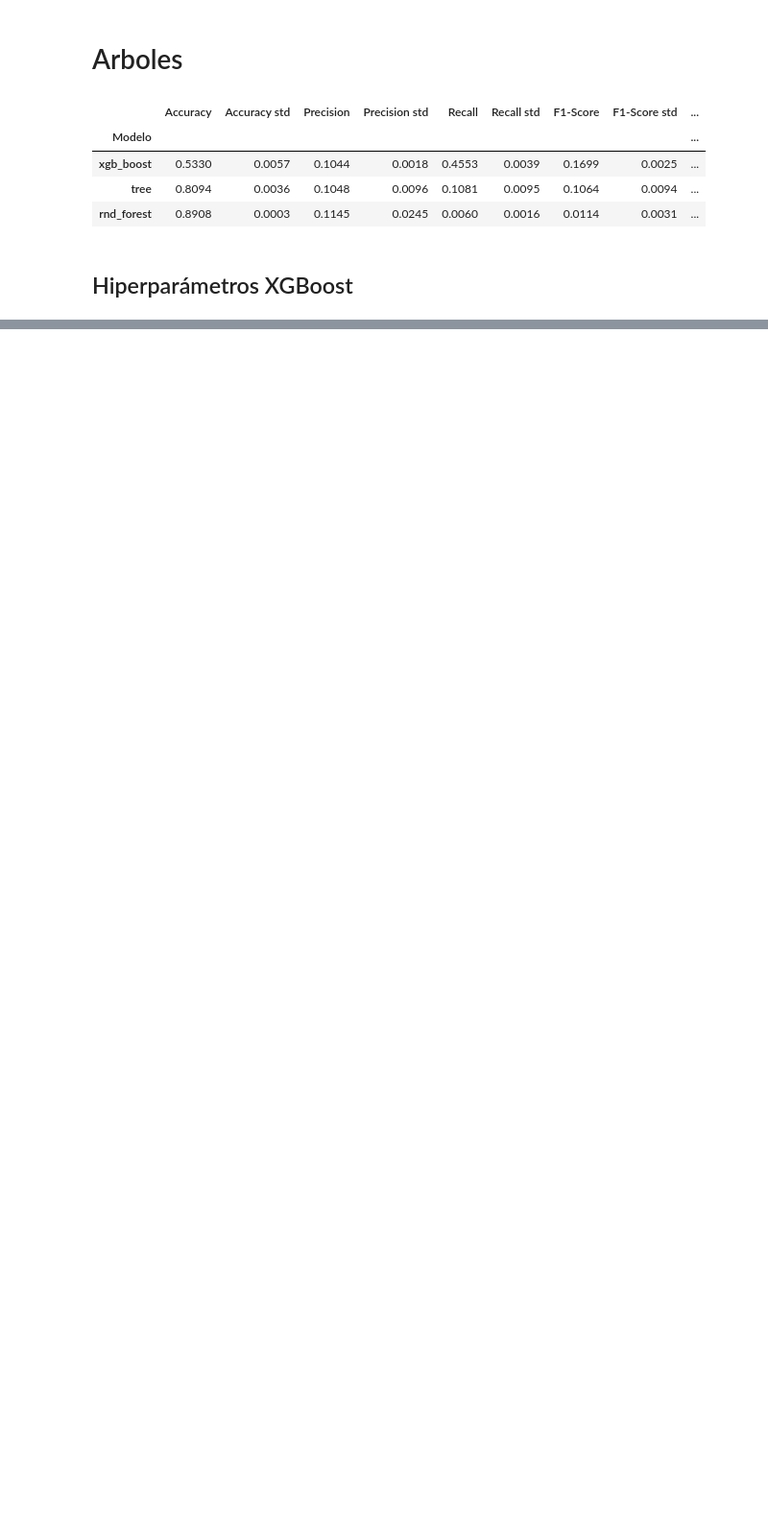
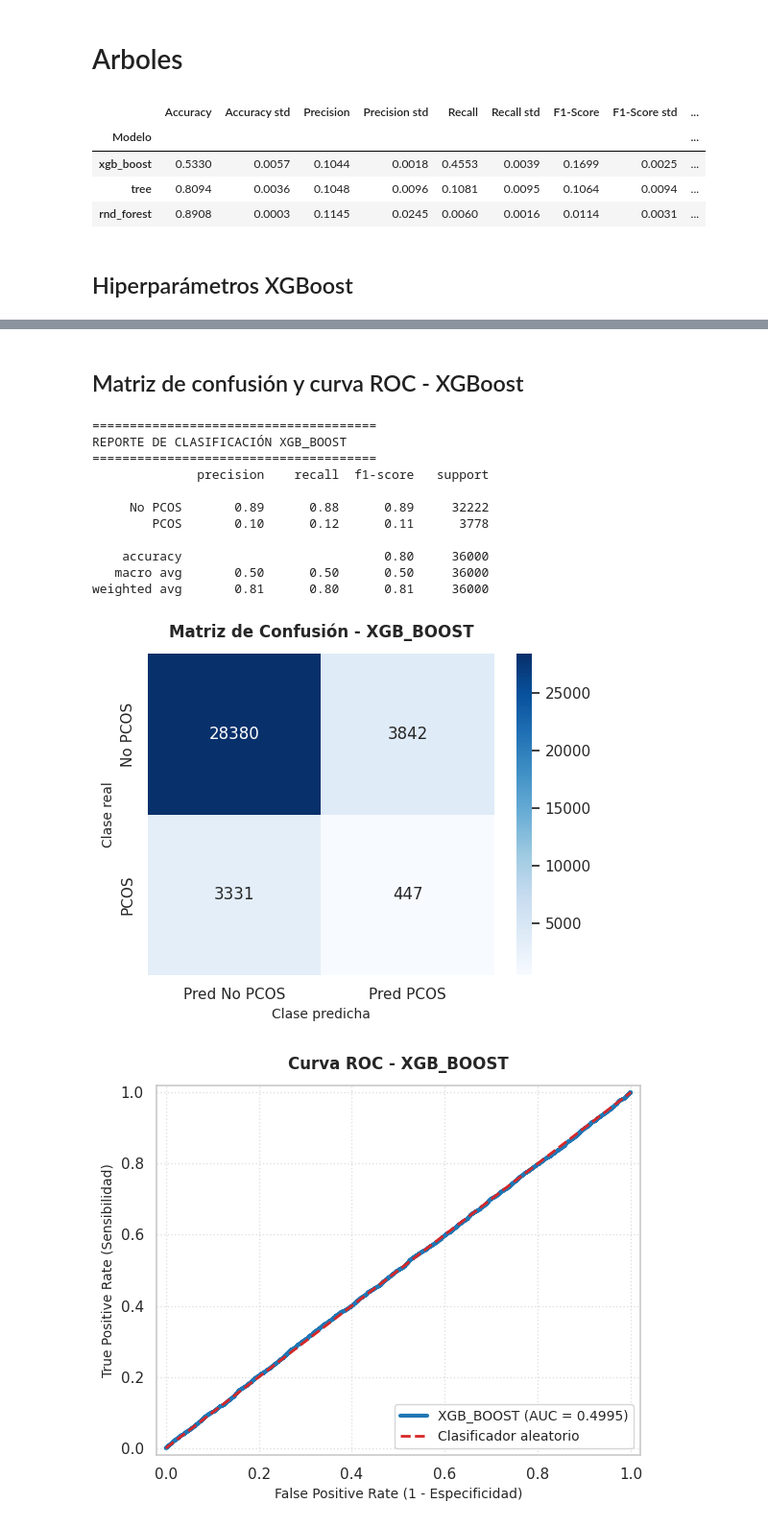
Before and after one commit to Danelnov/ml-project_analitica_datos, a Jupyter notebook: notebooks/oversampling.ipynb, the cells around one changed output, grey strips where cells are left out. Shown at 96% size. Saved outputs shown, nothing was run; the diff lists cells and outputs as text; code cells hidden in the pictures; blank space fills up the shorter version.

```diff
--- a/notebooks/oversampling.ipynb
+++ b/notebooks/oversampling.ipynb
@@ -767,0 +769,77 @@ Mejor ROC-AUC promedio CV: 0.5086
+# %% [markdown]
+## Matriz de confusión y curva ROC - XGBoost
+# %%
+xgb_y_pred_best = xgb_best_model.predict(X_test)
+xgb_y_prob_best = xgb_best_model.predict_proba(X_test)[:, 1]
+
+xgb_cm = confusion_matrix(y_test, xgb_y_pred_best, labels=[0, 1])
+xgb_auc = roc_auc_score(y_test, xgb_y_prob_best)
+xgb_fpr, xgb_tpr, xgb_thresholds = roc_curve(y_test, xgb_y_prob_best)
+
+print("\n" + "=" * 38)
+print("REPORTE DE CLASIFICACIÓN XGB_BOOST")
+print("=" * 38)
+print(
+    classification_report(
+        y_test,
+        xgb_y_pred_best,
+        labels=[0, 1],
+        target_names=["No PCOS", "PCOS"],
+        zero_division=0,
+    )
+)
+
+plt.figure(figsize=(5.5, 4.5))
+sns.heatmap(
+    xgb_cm,
+    annot=True,
+    fmt="d",
+    cmap="Blues",
+    xticklabels=["Pred No PCOS", "Pred PCOS"],
+    yticklabels=["No PCOS", "PCOS"],
+)
+plt.title("Matriz de Confusión - XGB_BOOST", fontsize=12, fontweight="bold", pad=12)
+plt.ylabel("Clase real", fontsize=10)
+plt.xlabel("Clase predicha", fontsize=10)
+plt.tight_layout()
+plt.show()
+
+plt.figure(figsize=(6, 5))
+plt.plot(
+    xgb_fpr,
+    xgb_tpr,
+    color="#1f77b4",
+    lw=3,
+    label=f"XGB_BOOST (AUC = {xgb_auc:.4f})",
+)
+plt.plot(
+    [0, 1],
+    [0, 1],
+    color="#d62728",
+    linestyle="--",
+    lw=2,
+    label="Clasificador aleatorio",
+)
+plt.xlim([-0.02, 1.02])
+plt.ylim([-0.02, 1.02])
+plt.xlabel("False Positive Rate (1 - Especificidad)", fontsize=10)
+plt.ylabel("True Positive Rate (Sensibilidad)", fontsize=10)
+plt.title("Curva ROC - XGB_BOOST", fontsize=12, fontweight="bold", pad=12)
+plt.legend(loc="lower right", fontsize=10)
+plt.grid(True, linestyle=":", alpha=0.6)
+plt.tight_layout()
+plt.show()
+# %% [output]
+======================================
+REPORTE DE CLASIFICACIÓN XGB_BOOST
+======================================
+              precision    recall  f1-score   support
+
+     No PCOS       0.89      0.88      0.89     32222
+        PCOS       0.10      0.12      0.11      3778
+
+    accuracy                           0.80     36000
+   macro avg       0.50      0.50      0.50     36000
+weighted avg       0.81      0.80      0.81     36000
+[figure, added]
+[figure, added]
```
Also changed, not shown: parts of 6 cells of this notebook.
